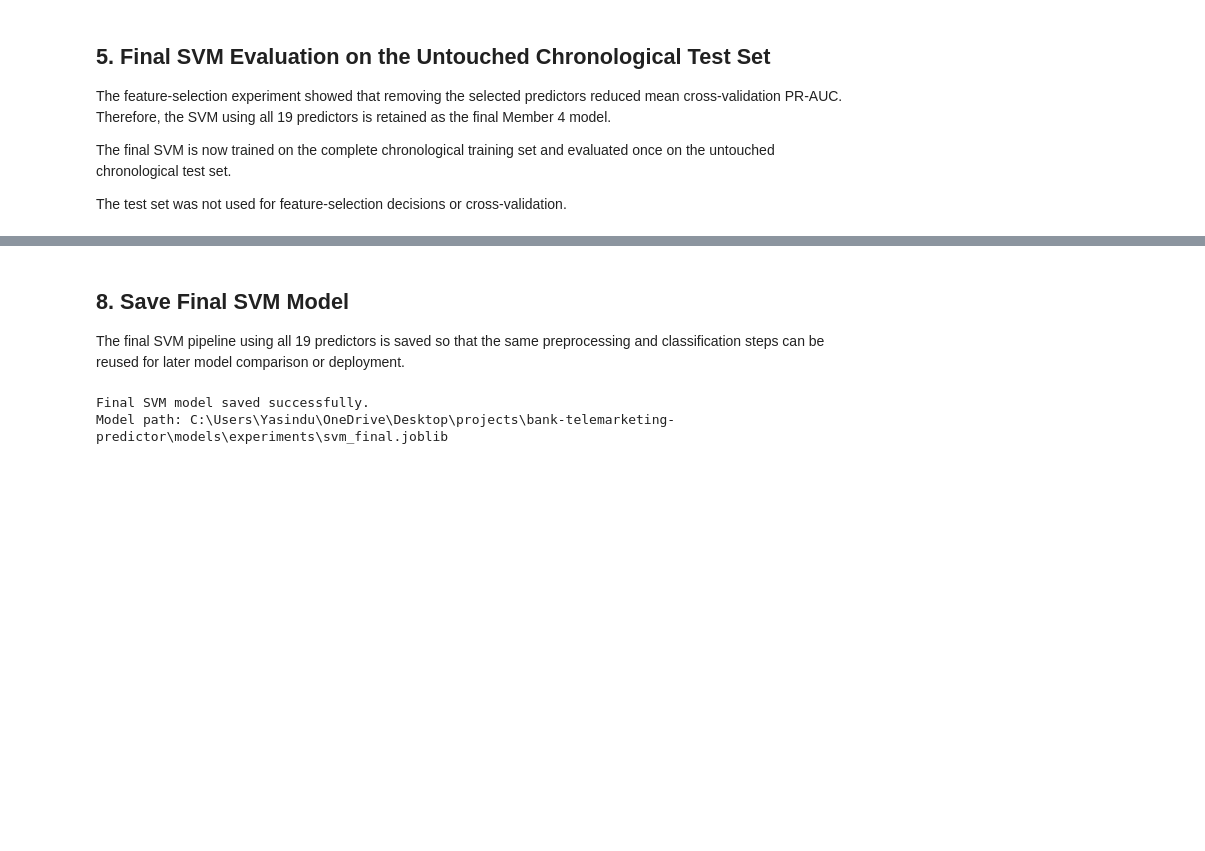
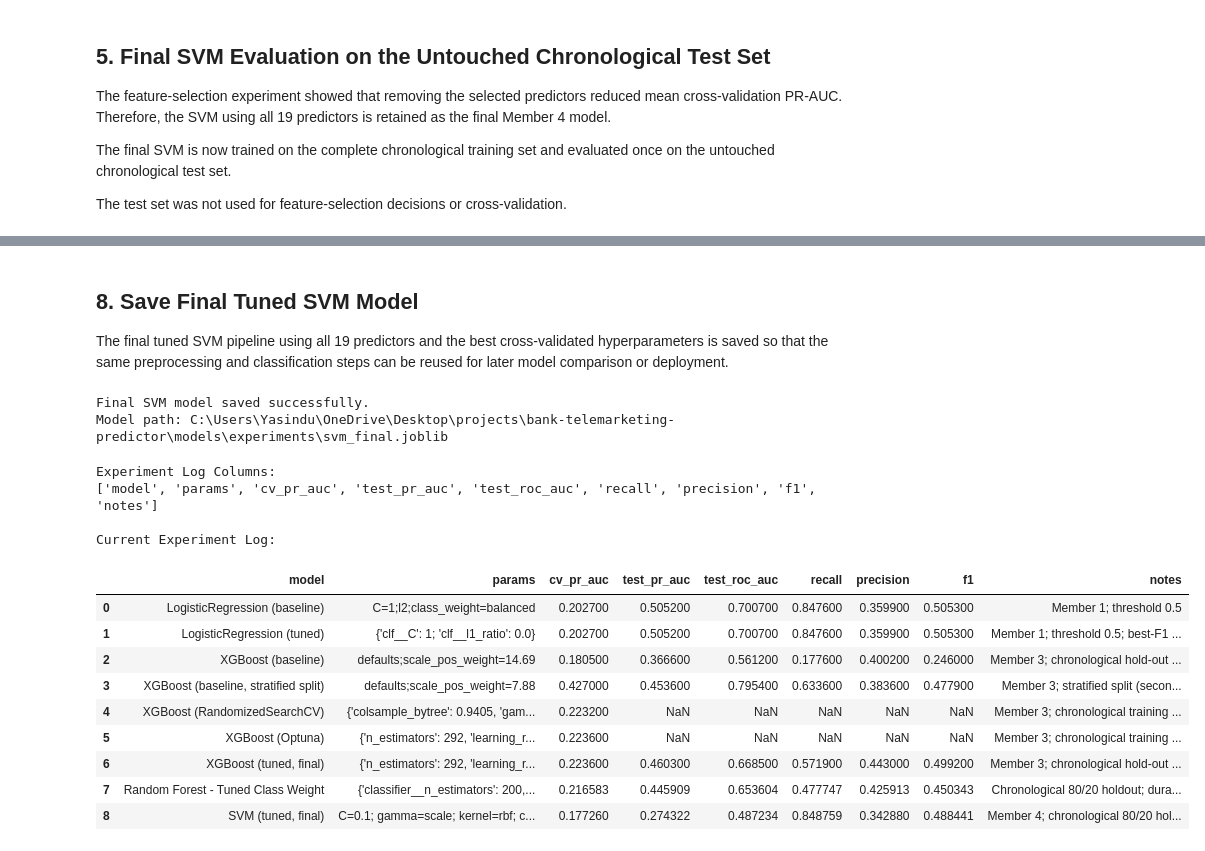
Before and after one commit to Saradala/bank-telemarketing-predictor, a Jupyter notebook: notebooks/09_model_svm.ipynb, the cells around one changed output, grey strips where cells are left out. Saved outputs shown, nothing was run; the diff lists cells and outputs as text; code cells hidden in the pictures; blank space fills up the shorter version.

```diff
--- a/notebooks/09_model_svm.ipynb
+++ b/notebooks/09_model_svm.ipynb
@@ -751,11 +867,11 @@ Test PR-AUC: 0.284
 Positive-class baseline: 0.3083
 Figure saved to: C:\Users\Yasindu\OneDrive\Desktop\projects\bank-telemarketing-predictor\results\figures\svm_test_precision_recall_curve.png
 # %% [markdown]
-## 8. Save Final SVM Model
+## 8. Save Final Tuned SVM Model
 
-The final SVM pipeline using all 19 predictors is saved so that the same
-preprocessing and classification steps can be reused for later model
-comparison or deployment.
+The final tuned SVM pipeline using all 19 predictors and the best
+cross-validated hyperparameters is saved so that the same preprocessing
+and classification steps can be reused for later model comparison or deployment.
 # %%
 MODELS_DIR = ROOT / "models" / "experiments"
 MODELS_DIR.mkdir(parents=True, exist_ok=True)
@@ -772,3 +888,28 @@ print("Model path:", svm_model_path)
 # %% [output]
 Final SVM model saved successfully.
 Model path: C:\Users\Yasindu\OneDrive\Desktop\projects\bank-telemarketing-predictor\models\experiments\svm_final.joblib
+# %%
+experiment_log_path = ROOT / "results" / "experiment_log.csv"
+
+experiment_log = pd.read_csv(experiment_log_path)
+
+print("Experiment Log Columns:")
+print(experiment_log.columns.tolist())
+
+print("\nCurrent Experiment Log:")
+display(experiment_log)
+# %% [output]
+Experiment Log Columns:
+['model', 'params', 'cv_pr_auc', 'test_pr_auc', 'test_roc_auc', 'recall', 'precision', 'f1', 'notes']
+
+Current Experiment Log:
+|  | model | params | cv_pr_auc | test_pr_auc | test_roc_auc | recall | precision | f1 | notes |
+| 0 | LogisticRegression (baseline) | C=1;l2;class_weight=balanced | 0.202700 | 0.505200 | 0.700700 | 0.847600 | 0.359900 | 0.505300 | Member 1; threshold 0.5 |
+| 1 | LogisticRegression (tuned) | {'clf__C': 1; 'clf__l1_ratio': 0.0} | 0.202700 | 0.505200 | 0.700700 | 0.847600 | 0.359900 | 0.505300 | Member 1; threshold 0.5; best-F1 ... |
+| 2 | XGBoost (baseline) | defaults;scale_pos_weight=14.69 | 0.180500 | 0.366600 | 0.561200 | 0.177600 | 0.400200 | 0.246000 | Member 3; chronological hold-out ... |
+| 3 | XGBoost (baseline, stratified split) | defaults;scale_pos_weight=7.88 | 0.427000 | 0.453600 | 0.795400 | 0.633600 | 0.383600 | 0.477900 | Member 3; stratified split (secon... |
+| 4 | XGBoost (RandomizedSearchCV) | {'colsample_bytree': 0.9405, 'gam... | 0.223200 | NaN | NaN | NaN | NaN | NaN | Member 3; chronological training ... |
+| 5 | XGBoost (Optuna) | {'n_estimators': 292, 'learning_r... | 0.223600 | NaN | NaN | NaN | NaN | NaN | Member 3; chronological training ... |
+| 6 | XGBoost (tuned, final) | {'n_estimators': 292, 'learning_r... | 0.223600 | 0.460300 | 0.668500 | 0.571900 | 0.443000 | 0.499200 | Member 3; chronological hold-out ... |
+| 7 | Random Forest - Tuned Class Weight | {'classifier__n_estimators': 200,... | 0.216583 | 0.445909 | 0.653604 | 0.477747 | 0.425913 | 0.450343 | Chronological 80/20 holdout; dura... |
+| 8 | SVM (tuned, final) | C=0.1; gamma=scale; kernel=rbf; c... | 0.177260 | 0.274322 | 0.487234 | 0.848759 | 0.342880 | 0.488441 | Member 4; chronological 80/20 hol... |
```
Also changed, not shown: parts of 13 cells of this notebook, 5 other files.
